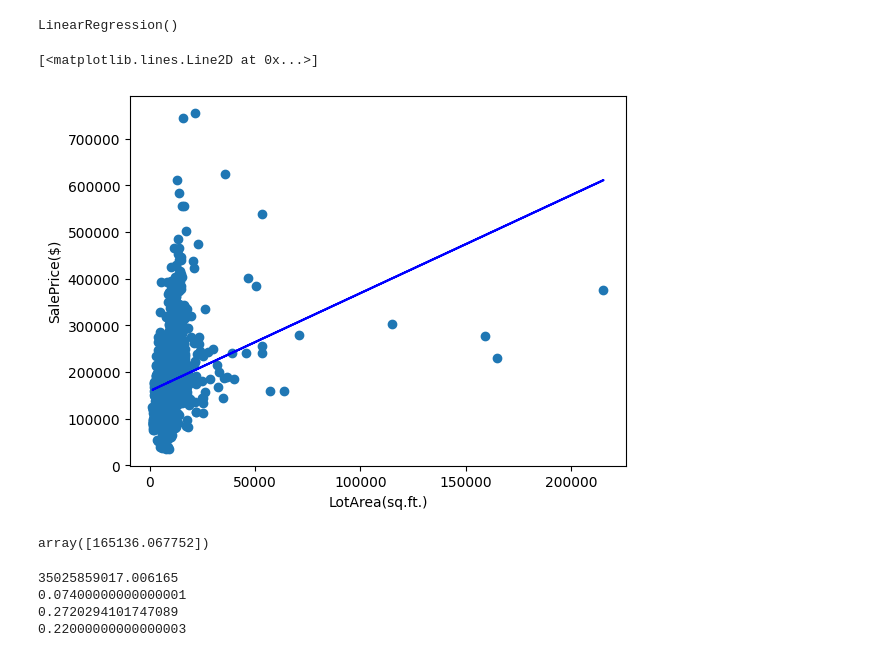
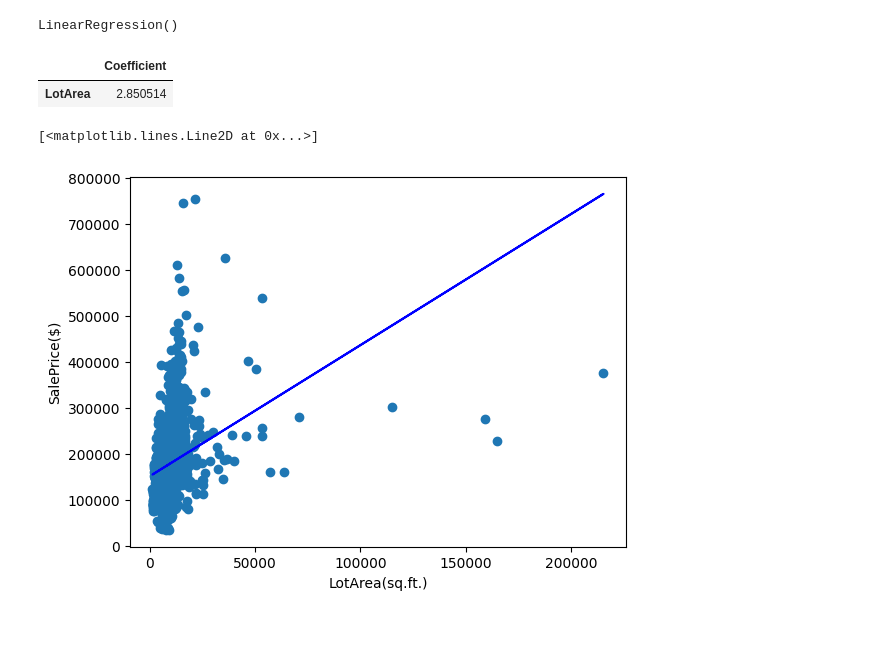
Before and after one commit to gitfarrah/PRODIGY_ML_01, a Jupyter notebook: Task_01.ipynb, the cells around one changed output. Saved outputs shown, nothing was run; the diff lists cells and outputs as text; code cells hidden in the pictures; blank space fills up the shorter version.

```diff
--- a/Task_01.ipynb
+++ b/Task_01.ipynb
@@ -11,7 +13,7 @@ from sklearn import linear_model
 # %%
 #display the first 5 rows of the train dataset
-df = pd.read_csv("/content/drive/MyDrive/Prodigy Internship/Machine Learning /Task_01/train.csv")
-df.head()
+HouseDF = pd.read_csv("/content/drive/MyDrive/Prodigy Internship/Machine Learning /Task_01/train.csv")
+HouseDF.head()
 # %% [output]
 |  | Id | MSSubClass | MSZoning | LotFrontage | LotArea | Street | Alley | LotShape | LandContour | ... |
 | 0 | 1 | 60 | RL | 65.0 | 8450 | Pave | NaN | Reg | Lvl | ... |
@@ -31,0 +46,3 @@ plt.show()
+# %%
+X = HouseDF[['LotArea']]
+y = HouseDF ['SalePrice']
@@ -31,0 +51,2 @@ plt.show()
+# %%
+X_train, X_test, y_train, y_test = train_test_split( X, y, test_size=0.40, random_state=101)
@@ -32,43 +55,20 @@ plt.show()
 # %%
-reg = linear_model.LinearRegression()
-reg.fit(df[['LotArea']], df.SalePrice)
+reg = LinearRegression()
+reg.fit(X_train , y_train)
 # %% [output]
 LinearRegression()
+# %%
+coeff_df = pd.DataFrame(reg.coef_ , X.columns , columns=['Coefficient'])
+coeff_df
+# %% [output]
+|  | Coefficient |
+| LotArea | 2.850514 |
 # %%
 plt.xlabel("LotArea(sq.ft.)")
 plt.ylabel("SalePrice($)")
-plt.scatter(df.LotArea, df.SalePrice)
-plt.plot(df.LotArea, reg.predict(df[['LotArea']]), color='blue')
+plt.scatter(HouseDF.LotArea, HouseDF.SalePrice)
+predictions =reg.predict(HouseDF[['LotArea']])
+plt.plot(HouseDF.LotArea, predictions , color='blue')
 # %% [output]
 [<matplotlib.lines.Line2D at 0x...>]
-[figure, old version]
+[figure, new version]
-# %%
-reg.predict([[3000]])
-# %% [output]
-array([165136.067752])
-# %%
-from sklearn.metrics import mean_squared_error
-mean_squared_error(df.LotArea,df.SalePrice)
-
-import numpy as np
-
-MSE = np.square(np.subtract(df.LotArea,df.SalePrice)).mean()
-print(MSE)
-
-
-from sklearn import metrics
-import math
-actual = [0, 1, 2, 0, 3]
-predicted = [0.1, 1.3, 2.1, 0.5, 3.1]
-
-mse = metrics.mean_squared_error(actual,predicted)
-print(mse)
-rmse = math.sqrt(mse)
-print(rmse)
-mae = metrics.mean_absolute_error(actual,predicted) #Use if outliers in dataset
-print(mae)
-# %% [output]
-35025859017.006165
-0.07400000000000001
-0.2720294101747089
-0.22000000000000003
```
Also changed, not shown: parts of 8 cells of this notebook.
